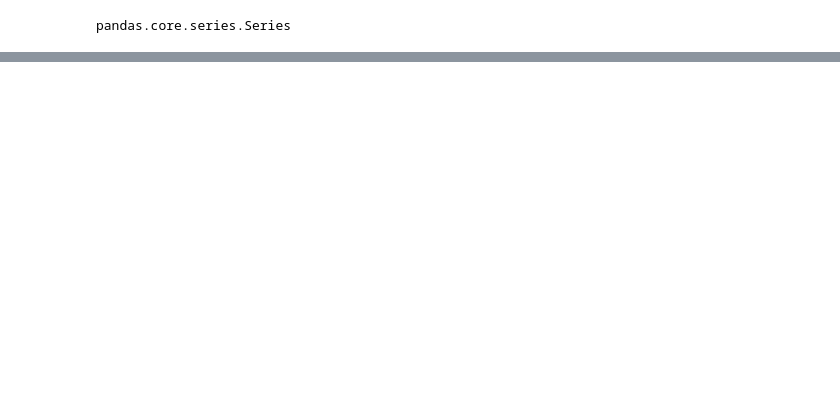
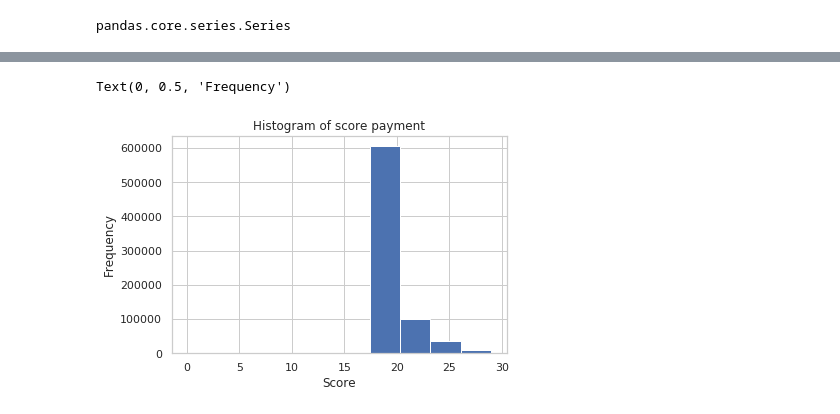
Before and after one commit to mark-me/relocation_indicator, a Jupyter notebook: Notebooks/Data_Merging/graydon_inspect_one_year.ipynb, the cells around one changed output, grey strips where cells are left out. Saved outputs shown, nothing was run; the diff lists cells and outputs as text; code cells hidden in the pictures; blank space fills up the shorter version.

```diff
--- a/Notebooks/Data_Merging/graydon_inspect_one_year.ipynb
+++ b/Notebooks/Data_Merging/graydon_inspect_one_year.ipynb
@@ -312,0 +481,8 @@ ValueError: Input contains NaN, infinity or a value too large for dtype('float64
+# %%
+mult_companies.score_payment_assessment.hist()
+plt.title('Histogram of score payment')
+plt.xlabel('Score')
+plt.ylabel('Frequency')
+# %% [output]
+Text(0, 0.5, 'Frequency')
+[figure, added]
```
Also changed, not shown: parts of 104 cells of this notebook.
